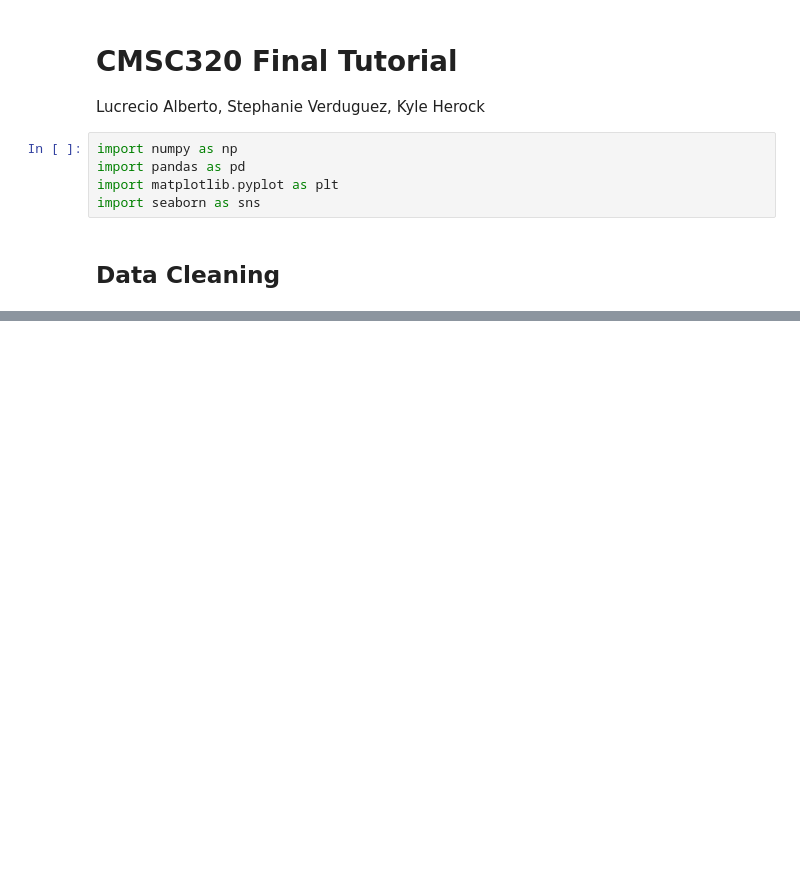
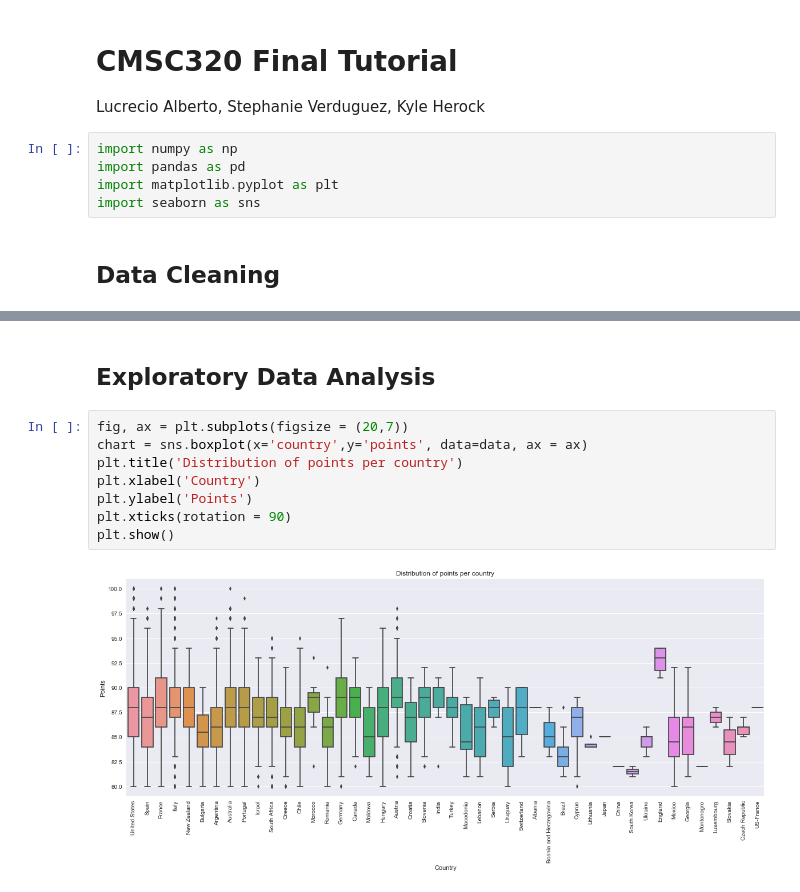
Before and after one commit to kherock/320-lasvkh.github.io, a Jupyter notebook: cmsc320_final_tutorial.ipynb, the cells around one changed output, grey strips where cells are left out. Saved outputs shown, nothing was run; the diff lists cells and outputs as text; blank space fills up the shorter version.

```diff
--- a/cmsc320_final_tutorial.ipynb
+++ b/cmsc320_final_tutorial.ipynb
@@ -89,4 +74,16 @@ data.head()
 | 2 | United States | Mac Watson honors the memory of a... | Special Selected Late Harvest | 96 | 90.0 | California | Knights Valley | Sauvignon Blanc | Macauley | North America |
 | 3 | United States | This spent 20 months in 30% new F... | Reserve | 96 | 65.0 | Oregon | Willamette Valley | Pinot Noir | Ponzi | North America |
 | 4 | France | This is the top wine from La Bégu... | La Brûlade | 95 | 66.0 | Provence | Bandol | Provence red blend | Domaine de la Bégude | Europe |
+# %% [markdown]
+<h2>Exploratory Data Analysis</h2>
+# %%
+fig, ax = plt.subplots(figsize = (20,7))
+chart = sns.boxplot(x='country',y='points', data=data, ax = ax)
+plt.title('Distribution of points per country')
+plt.xlabel('Country')
+plt.ylabel('Points')
+plt.xticks(rotation = 90)
+plt.show()
+# %% [output]
+[figure, added]
 # %%
```
Also changed, not shown: parts of 7 cells of this notebook.
